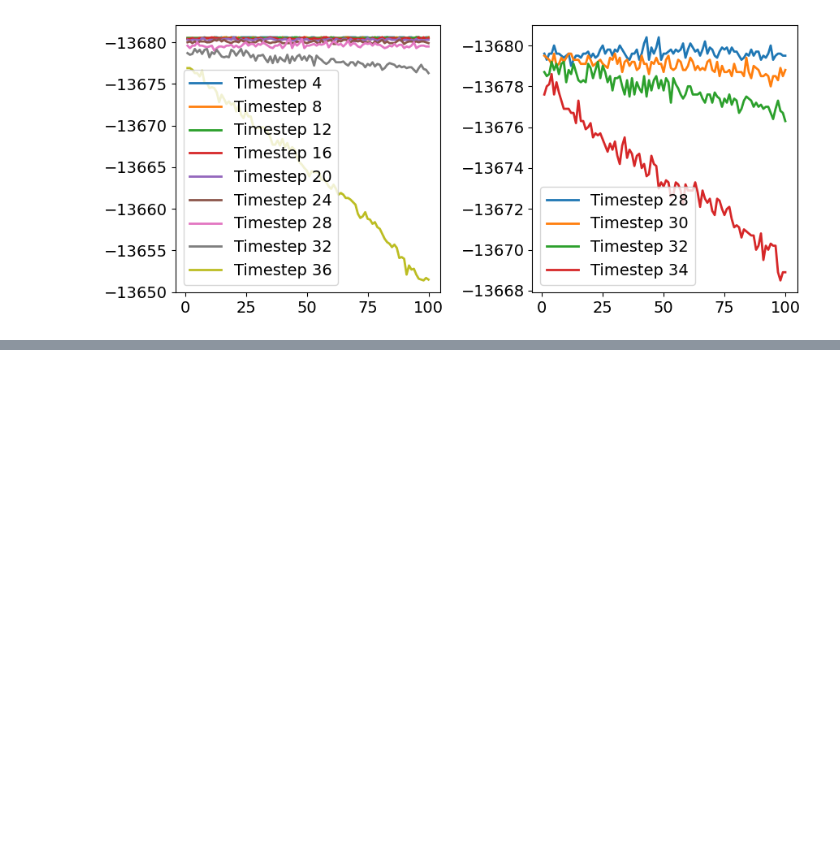
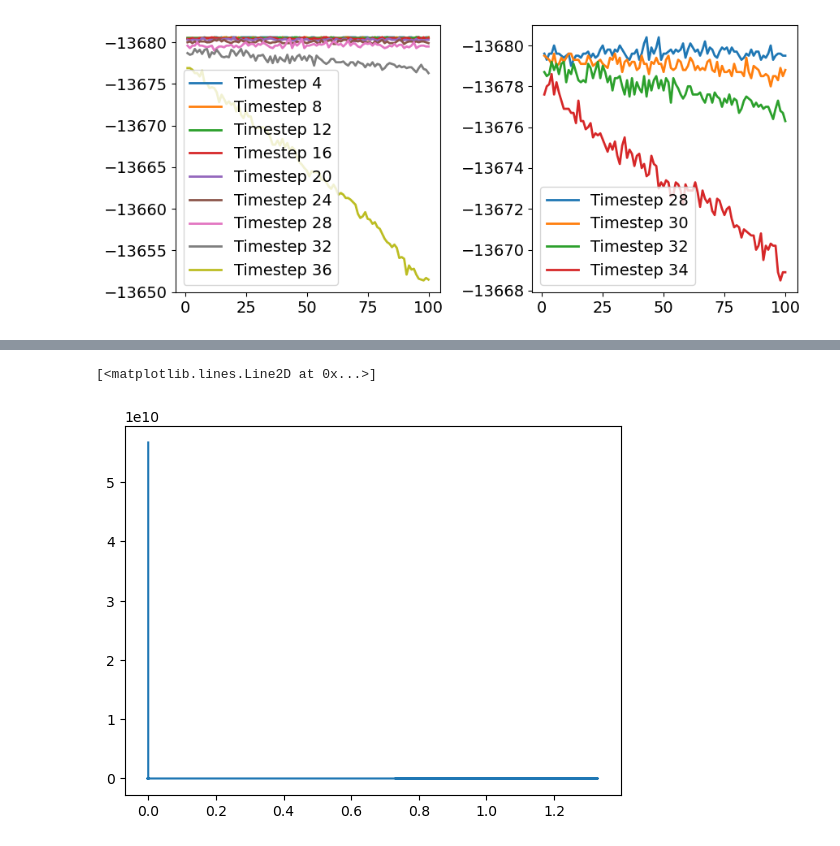
Before and after one commit to SickSmile1/MD-Simulation, a Jupyter notebook: results/results.ipynb, the cells around one changed output, grey strips where cells are left out. Cells and saved outputs as stored; diff of their text form; code cells hidden in the pictures; blank space fills up the shorter version.

```diff
--- a/results/results.ipynb
+++ b/results/results.ipynb
@@ -223,0 +225,5 @@ plt.tight_layout()
+# %%
+plt.plot(arr[0::2],arr[1::2])
+# %% [output]
+[<matplotlib.lines.Line2D at 0x...>]
+[figure, added]
```
Also changed, not shown: parts of 2 cells of this notebook, 50 other files.
